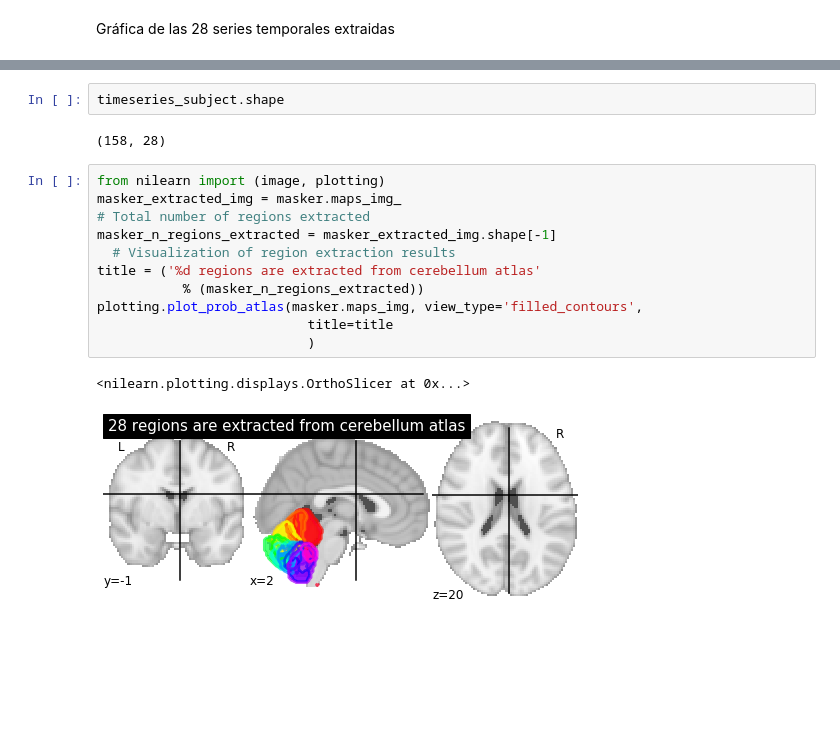
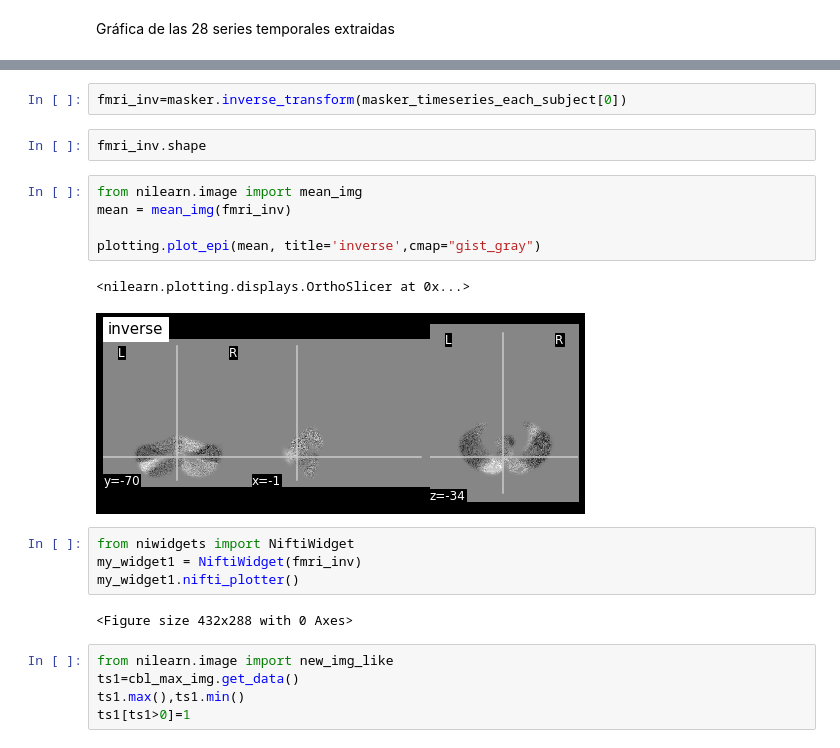
Before and after one commit to spolex/pyrestfmri, a Jupyter notebook: notebooks/cerebellum_atlas.ipynb, the cells around one changed output, grey strips where cells are left out. Drawn from its saved outputs; the diff is of its cells as text; blank space fills up the shorter version.

```diff
--- a/notebooks/cerebellum_atlas.ipynb
+++ b/notebooks/cerebellum_atlas.ipynb
@@ -119,18 +139,23 @@ plt.show()
+# %%
+fmri_inv=masker.inverse_transform(masker_timeseries_each_subject[0])
 # %%
-timeseries_subject.shape
+fmri_inv.shape
-# %% [output]
-(158, 28)
-# %%
-from nilearn import (image, plotting)
-masker_extracted_img = masker.maps_img_
-# Total number of regions extracted
-masker_n_regions_extracted = masker_extracted_img.shape[-1]
-  # Visualization of region extraction results
-title = ('%d regions are extracted from cerebellum atlas'
-           % (masker_n_regions_extracted))
-plotting.plot_prob_atlas(masker.maps_img, view_type='filled_contours',
-                           title=title
-                           )
-# %% [output]
-<nilearn.plotting.displays.OrthoSlicer at 0x...>
-[figure, removed]
+# %%
+from nilearn.image import mean_img
+mean = mean_img(fmri_inv)
+
+plotting.plot_epi(mean, title='inverse',cmap="gist_gray")
+# %% [output]
+<nilearn.plotting.displays.OrthoSlicer at 0x...>
+[figure, added]
+# %%
+from niwidgets import NiftiWidget
+my_widget1 = NiftiWidget(fmri_inv)
+my_widget1.nifti_plotter()
+# %% [output]
+<Figure size 432x288 with 0 Axes>
+# %%
+from nilearn.image import new_img_like
+ts1=cbl_max_img.get_data()
+ts1.max(),ts1.min()
+ts1[ts1>0]=1
```
Also changed, not shown: parts of 29 cells of this notebook, 13 other files.
